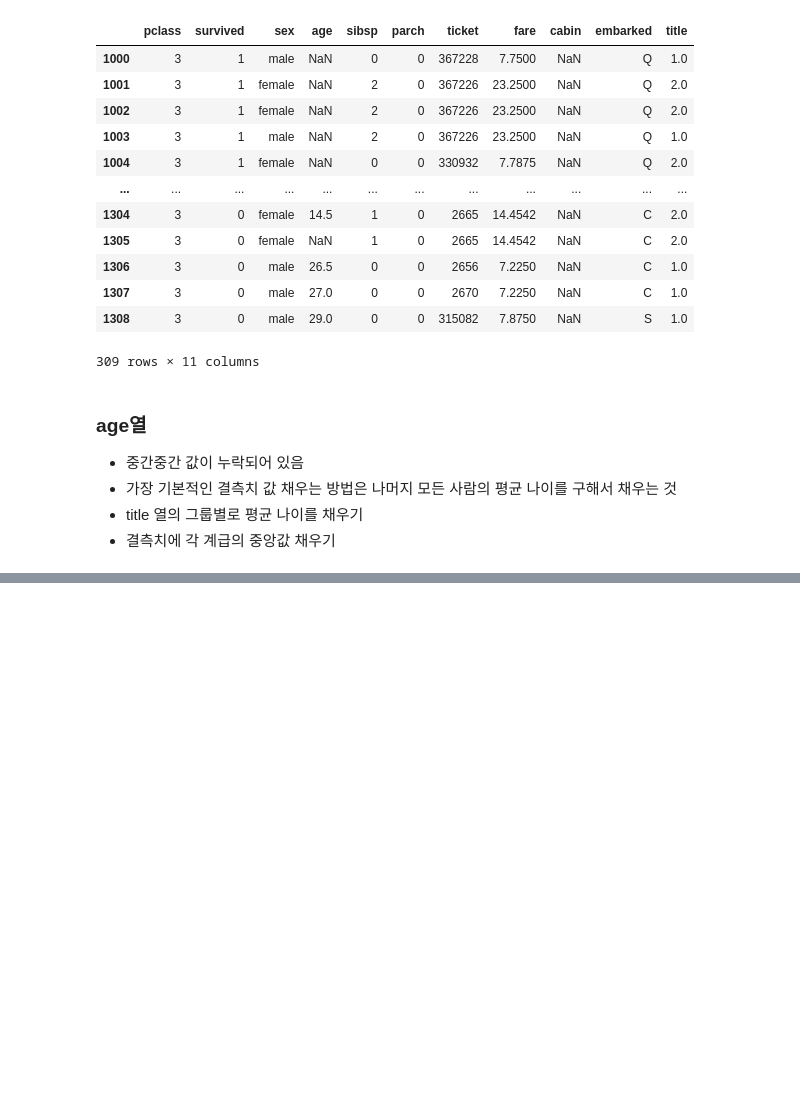
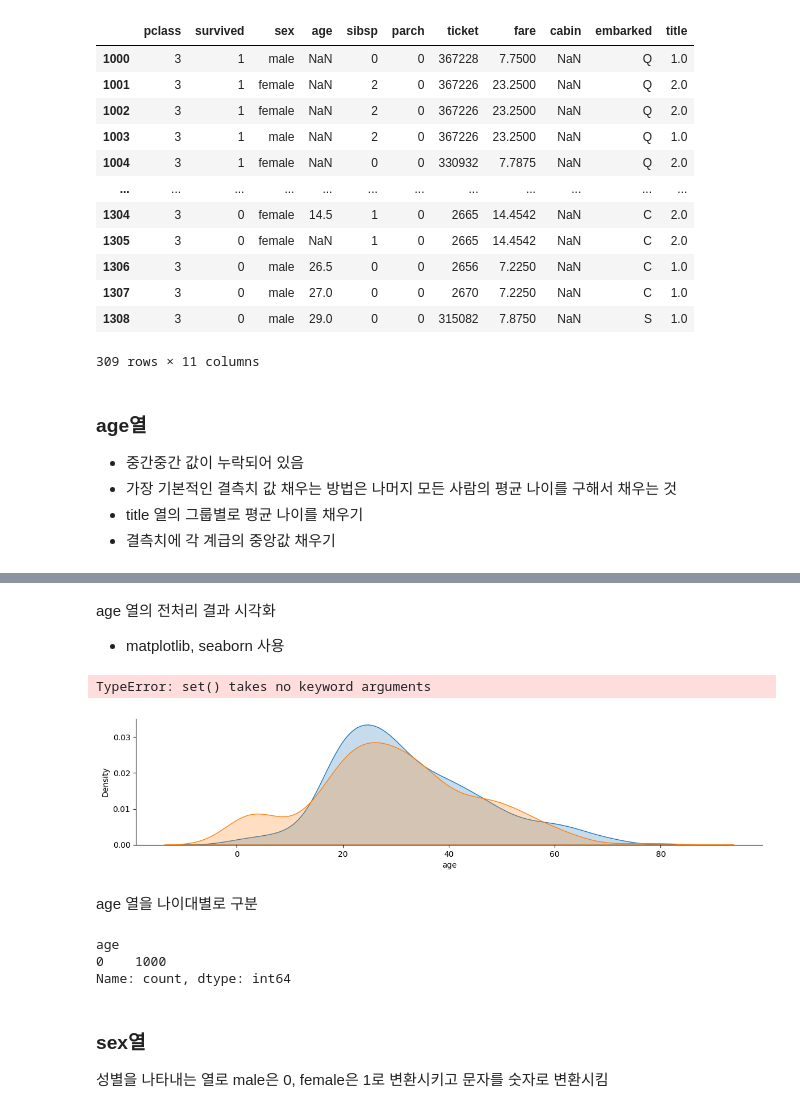
Before and after one commit to ziheon-42/lgu6p, a Jupyter notebook: homework_titanic_sec05_250404.ipynb, the cells around one changed output, grey strips where cells are left out. Cells and saved outputs as stored; diff of their text form; code cells hidden in the pictures; blank space fills up the shorter version.

```diff
--- a/homework_titanic_sec05_250404.ipynb
+++ b/homework_titanic_sec05_250404.ipynb
@@ -187,0 +204,59 @@ test_df['age'].fillna(train_df.groupby('title')['age'].transform('median').
+# %% [markdown]
+age 열의 전처리 결과 시각화
+- matplotlib, seaborn 사용
+# %%
+import matplotlib.pyplot as plt
+#matploltlib.pyplot: 파이썬에서 그래프를 그릴 때 기본적으로 쓰는 라이브러리
+import seaborn as sns
+#seaborn: matplotlib 기반의 더 예쁘고 간편한 시각화 라이브러리
+
+facet = sns.FacetGrid(train_1000, hue = "survived", aspect=4)
+# train_1000 데이터프레임을 기반으로 facetgrid 라는 시각화틀 생성
+# hue="survived": 생존 여부(0 = 사망, 1--= 생존)에 따라 색깔을 다르게 보여줌
+# aspect= 4: 가로/세로 비율 4로 설정해서 가로로 길쭉한 그래프 생성
+
+facet.map(sns.kdeplot, 'age', fill=True)
+# age 컬럼 기준으로 밀도 곡선(kde plot) 그림
+# fill = True: 그래프 아래를 색으로 채워줌
+#fill은 shade의 최신 대체
+
+facet = set(xlim =(0, train_1000['age'].max()))
+# x축을 0부터 데이터의 최대 나이까지로 제한해서 그래프가 예쁘게 보이게 함
+
+facet.add_legend()
+# 생존 여부(0,1)에 따른 색상 구분을 보여주는 범례(legend)를 추가
+
+sns.axes_style("darkgrid")
+#그래프 배경 스타일을 darkgrid로 설정.
+# 격자무늬가 있는 어두운 스타일로 데이터 시각화에 유용
+
+plt.show()
+# %% [output]
+TypeError: set() takes no keyword arguments
+[figure, added]
+# %% [markdown]
+age 열을 나이대별로 구분
+# %%
+data = [train_df, test_df]
+# 두 개의 데이터프레임을 리스트에 담아 반복문으로 처리하려는 준비 작업
+for dataset1 in data:
+    dataset1['age'] = dataset1['age'].astype(int)
+    # 나이 데이터를 정수로 변환
+    dataset1.loc[dataset1['age'] <= 11, 'age'] = 0
+    dataset1.loc[(dataset1['age'] > 11) & (dataset1['age'] <= 18), 'age'] = 1
+    dataset1.loc[(dataset1['age'] > 18) & (dataset1['age'] <= 22), 'age'] = 2
+    dataset1.loc[(dataset1['age'] > 22) & (dataset1['age'] <= 27), 'age'] = 3
+    dataset1.loc[(dataset1['age'] > 27) & (dataset1['age'] <= 33), 'age'] = 4
+    dataset1.loc[(dataset1['age'] > 33) & (dataset1['age'] <= 40), 'age'] = 5
+    dataset1.loc[(dataset1['age'] > 40) & (dataset1['age'] <= 66), 'age'] = 6
+    dataset1.loc[dataset1['age'] > 66, 'age'] = 6
+
+train_df['age'].value_counts()
+# train_df['age']에 있는 각각의 범주(0~6)가 몇 개 있는지 출력
+# %% [output]
+age
+0    1000
+Name: count, dtype: int64
+# %% [markdown]
+### sex열
+성별을 나타내는 열로 male은 0, female은 1로 변환시키고 문자를 숫자로 변환시킴
```
Also changed, not shown: parts of 31 cells of this notebook.
